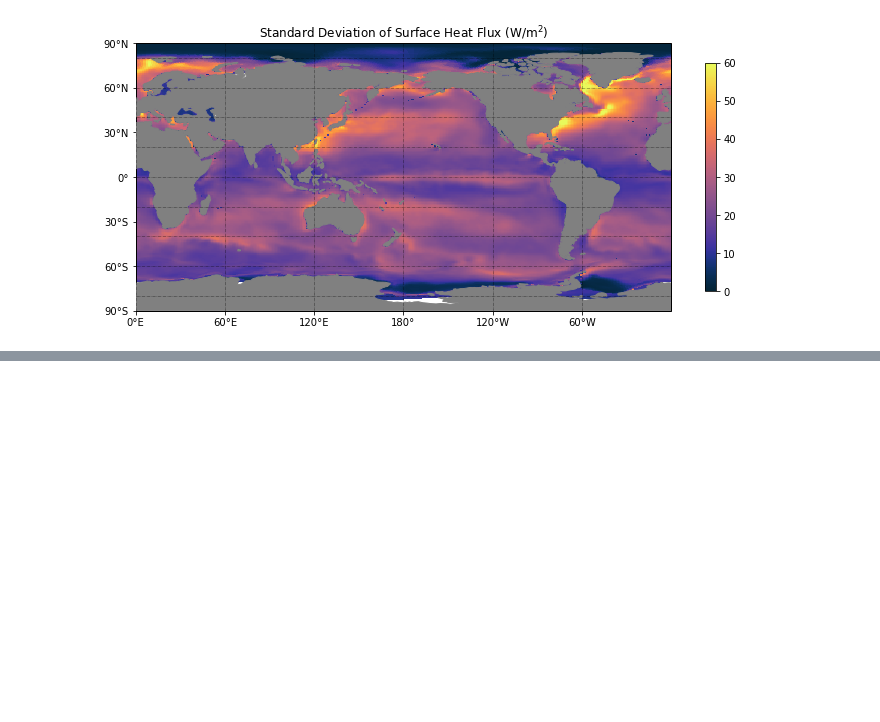
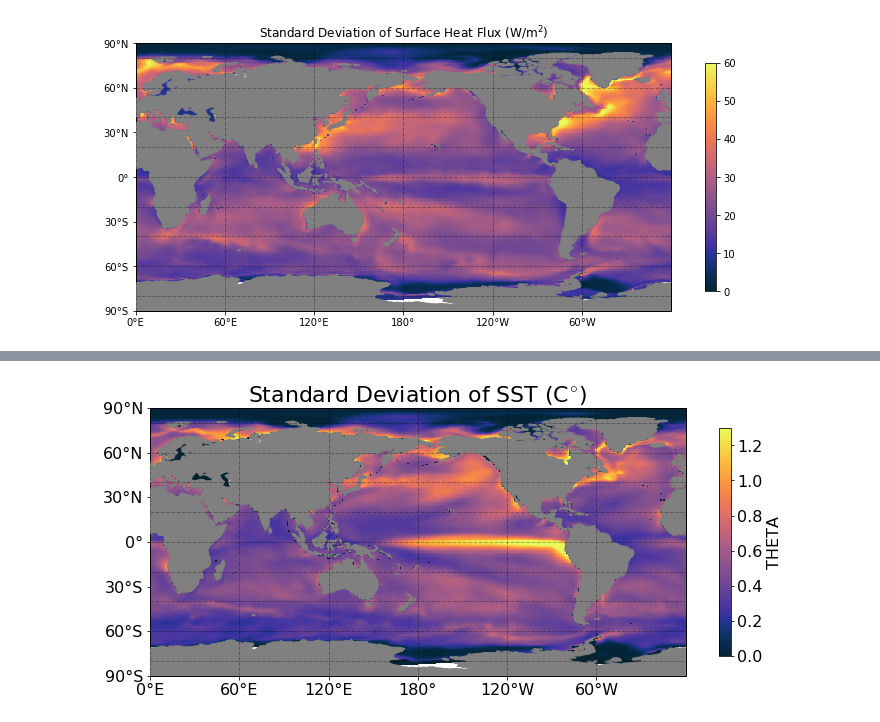
Before and after one commit to cpatrizio88/pangeo_ECCO, a Jupyter notebook: test_ecco.ipynb, the cells around one changed output, grey strips where cells are left out. Cells and saved outputs as stored; diff of their text form; code cells hidden in the pictures; blank space fills up the shorter version.

```diff
--- a/test_ecco.ipynb
+++ b/test_ecco.ipynb
@@ -541,6 +622,8 @@ mxl_theta_std = mxl_theta_mean.std(dim='time').load()
 # %%
-m, ax = mapper(mxl_theta_std, cmap=cmocean.cm.thermal, vmax=1.3, vmin=0);
+m, ax = mapper(sst_std, cmap=cmocean.cm.thermal, vmax=1.3, vmin=0);
 ax.set_title(r'Standard Deviation of SST (C$^{\circ}$)');
+# %% [output]
+[figure, added]
 # %%
 # Test Butterworth filtering
 # %%
```
Also changed, not shown: parts of 20 cells of this notebook.
